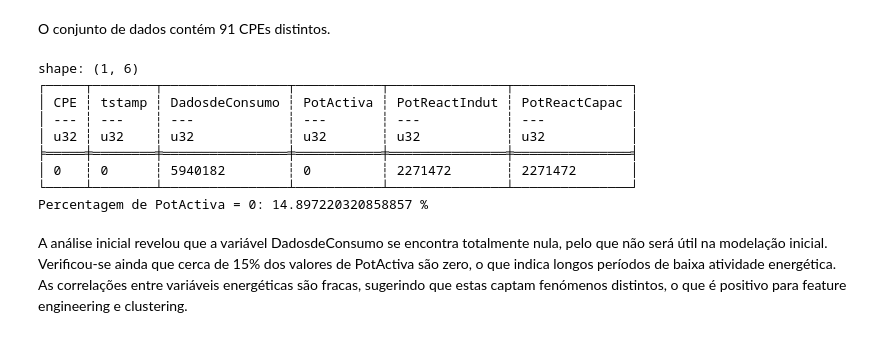
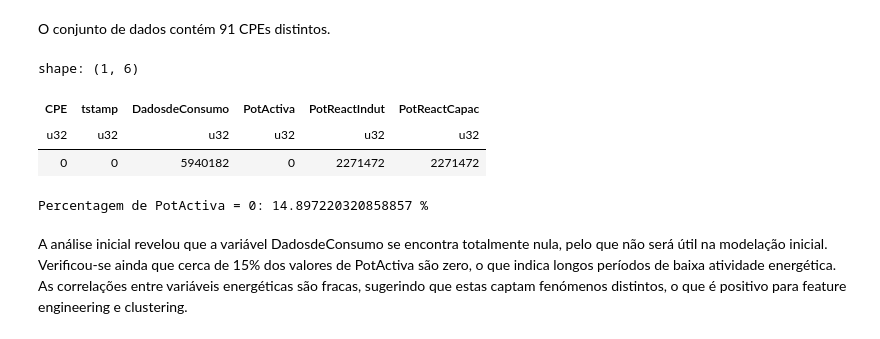
Before and after one commit to jpnoa1/IAA, a Jupyter notebook: Projeto IAA/Projeto.ipynb, the cells around one changed output. Saved outputs shown, nothing was run; the diff lists cells and outputs as text; code cells hidden in the pictures.

```diff
--- a/Projeto IAA/Projeto.ipynb
+++ b/Projeto IAA/Projeto.ipynb
@@ -133,23 +133,20 @@ shape: (1, 1)
 | 91 |
 # %% [markdown]
 O conjunto de dados contém 91 CPEs distintos.
+# %%
+# missing por coluna
+df.null_count()
+# %% [output]
+shape: (1, 6)
+| CPE | tstamp | DadosdeConsumo | PotActiva | PotReactIndut | PotReactCapac |
+| u32 | u32 | u32 | u32 | u32 | u32 |
+| 0 | 0 | 5940182 | 0 | 2271472 | 2271472 |
 # %%
-# missing por coluna
-print(df.null_count())
-
 # percentagem de zeros na PotActiva
 total = df.height
 zeros = df.filter(pl.col("PotActiva") == 0).height
 print("Percentagem de PotActiva = 0:", zeros / total * 100, "%")
 # %% [output]
-shape: (1, 6)
-┌─────┬────────┬────────────────┬───────────┬───────────────┬───────────────┐
-│ CPE ┆ tstamp ┆ DadosdeConsumo ┆ PotActiva ┆ PotReactIndut ┆ PotReactCapac │
-│ --- ┆ ---    ┆ ---            ┆ ---       ┆ ---           ┆ ---           │
-│ u32 ┆ u32    ┆ u32            ┆ u32       ┆ u32           ┆ u32           │
-╞═════╪════════╪════════════════╪═══════════╪═══════════════╪═══════════════╡
-│ 0   ┆ 0      ┆ 5940182        ┆ 0         ┆ 2271472       ┆ 2271472       │
-└─────┴────────┴────────────────┴───────────┴───────────────┴───────────────┘
 Percentagem de PotActiva = 0: 14.897220320858857 %
 # %% [markdown]
 A análise inicial revelou que a variável DadosdeConsumo se encontra totalmente nula, pelo que não será útil na modelação inicial.
```
Also changed, not shown: parts of 3 cells of this notebook.
